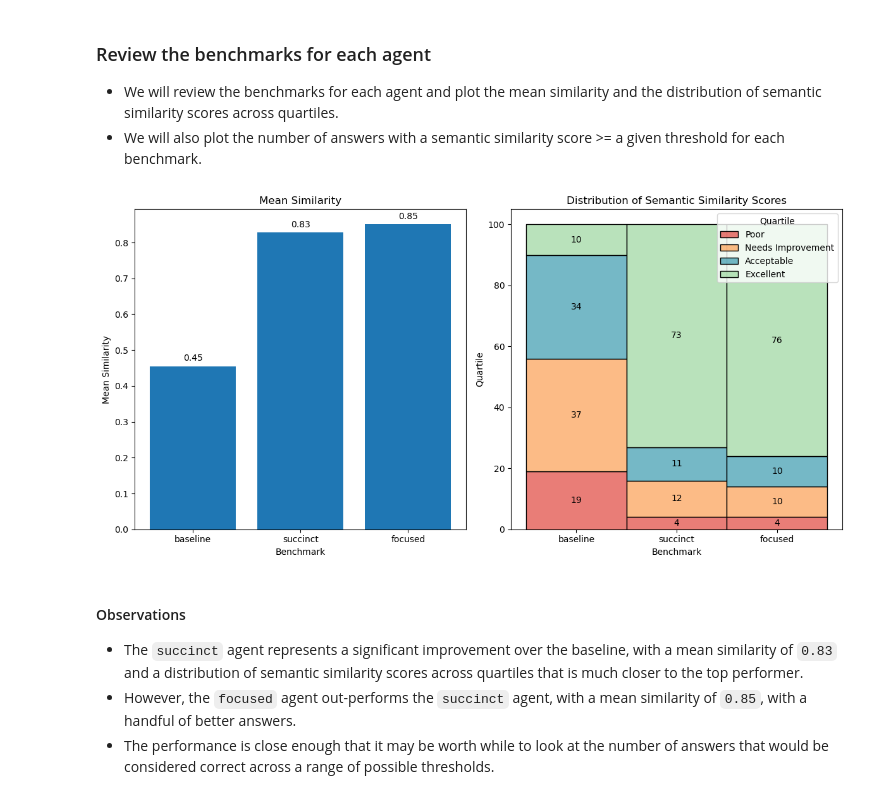
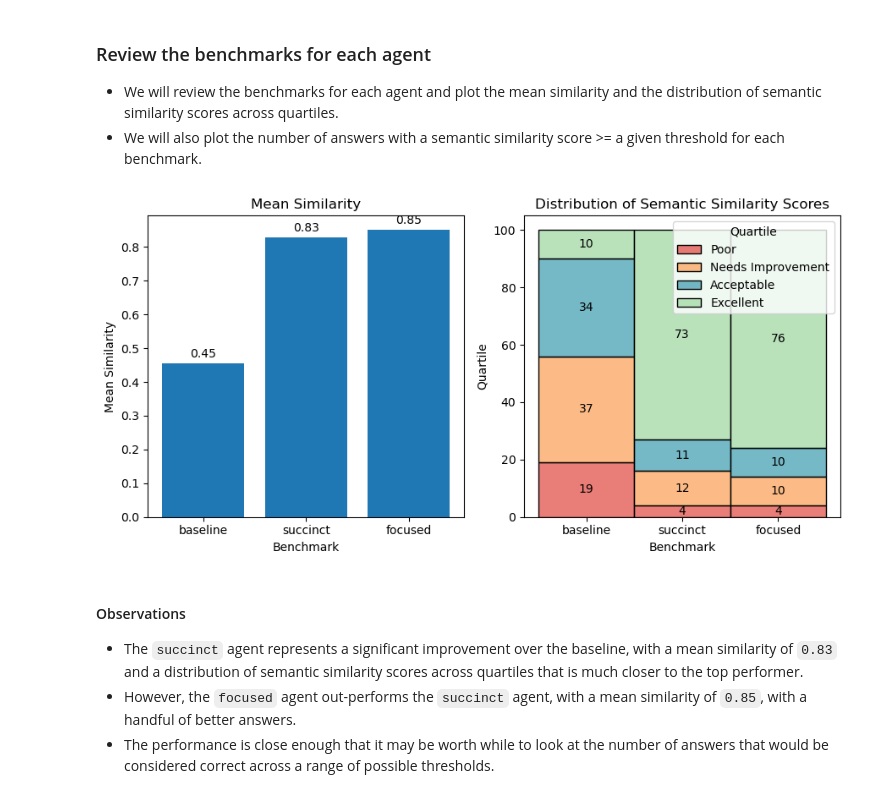
Before and after one commit to kurisu/SQuAD_Agent_Experiment, a Jupyter notebook: benchmarking.ipynb, the cells around one changed output. Cells and saved outputs as stored; diff of their text form; code cells hidden in the pictures.

```diff
--- a/benchmarking.ipynb
+++ b/benchmarking.ipynb
@@ -225,7 +288,7 @@ def benchmark_agent(agent, dfSample, name):
 # %%
 # Create the agents to be benchmarked
 benchmarks = [
-    {"agent": get_agent(), "name": "baseline"}, # Baseline agent with default settings
+    {"agent": get_agent(system_prompt=DEFAULT_SQUAD_REACT_CODE_SYSTEM_PROMPT), "name": "baseline"}, # Baseline agent with default settings
     {"agent": get_agent(system_prompt=SUCCINCT_SQUAD_REACT_CODE_SYSTEM_PROMPT), "name": "succinct"}, # Succinct agent
     {"agent": get_agent(system_prompt=FOCUSED_SQUAD_REACT_CODE_SYSTEM_PROMPT), "name": "focused"}, # Focused agent
 ]
@@ -259,7 +322,7 @@ benchmarks.sort(key=lambda x: x["mean_similarity"], reverse=False)
 # Plot the mean similarity for each benchmark
 mean_similarities = [benchmark["mean_similarity"] for benchmark in benchmarks]
 
-fig, axs = plt.subplots(1, 2, figsize=(12, 6))
+fig, axs = plt.subplots(1, 2, figsize=(9, 4.5))
 axs[0].bar(benchmark_names, mean_similarities)
 for i, v in enumerate(mean_similarities):
     axs[0].text(i, v + 0.01, str(round(v, 2)), ha="center", va="bottom")
@@ -282,34 +345,34 @@ for benchmark in benchmarks:
 df = pd.DataFrame({"name": quartile_names, "quartile": quartile_data})
 
 # -- Plot the distribution of semantic similarity scores across quartiles
 hue_order = list(df["quartile"].unique()) # Best performers on top
 hue_order.sort(reverse=True)
 ax = sns.histplot(
     df,
     x="name",
     hue="quartile",
     multiple="stack",
     hue_order=hue_order,
     palette=["#a2d9a4", "#47a0b3", "#fca55d", "#e2514a"],
 )
 ax.set_xlabel("Benchmark")
 ax.set_ylabel("Quartile")
 ax.set_title("Distribution of Semantic Similarity Scores")
 ax.legend(
     title="Quartile", labels=["Poor", "Needs Improvement", "Acceptable", "Excellent"]
 )
 
 # -- Add the counts to the bars for easy reference
 for container in ax.containers:
     labels = [
         f"{round(v.get_height())}" if v.get_height() > 0 else "" for v in container
     ]
     ax.bar_label(container, labels=labels, label_type="center")
 
 plt.tight_layout()
 plt.show()
 # %% [output]
-[figure, old version]
+[figure, new version]
 # %% [markdown]
 #### Observations
 
```
Also changed, not shown: parts of 7 cells of this notebook, 2 other files.
